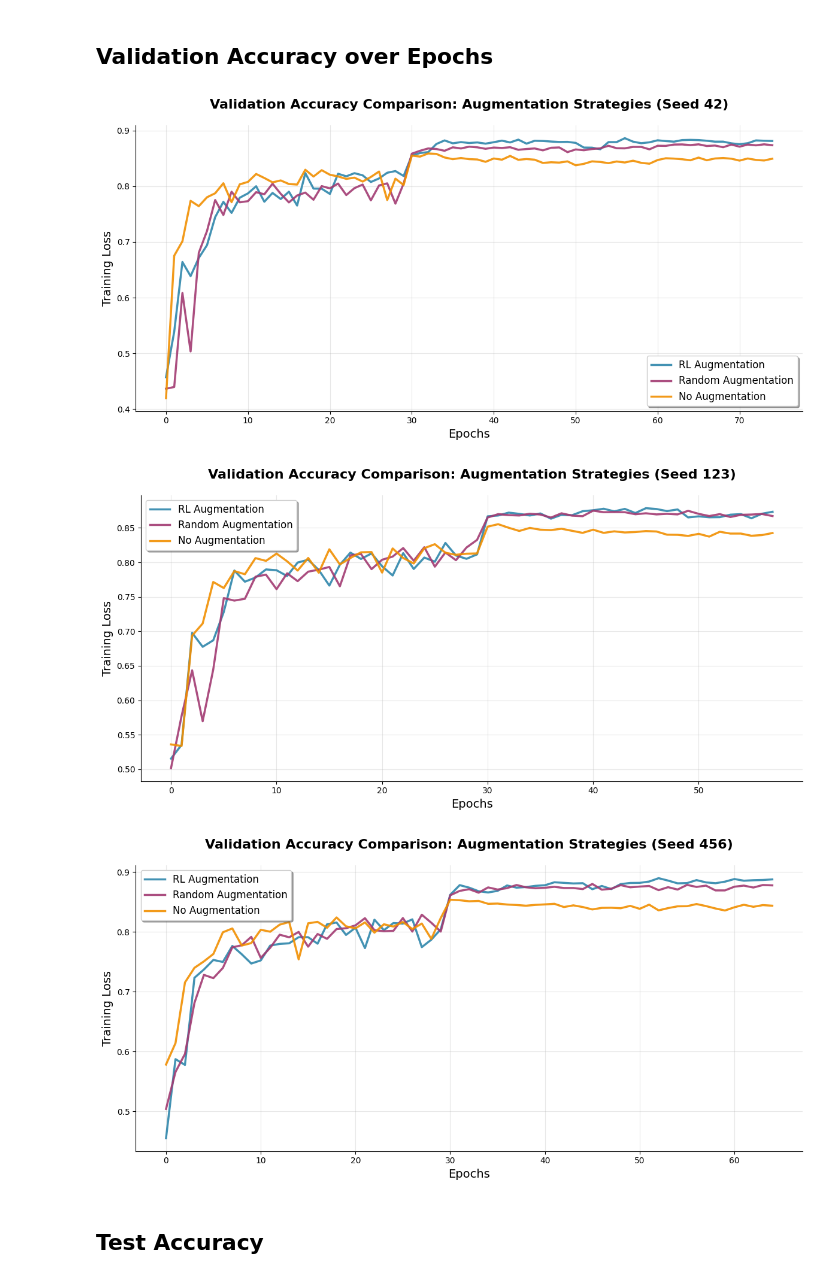
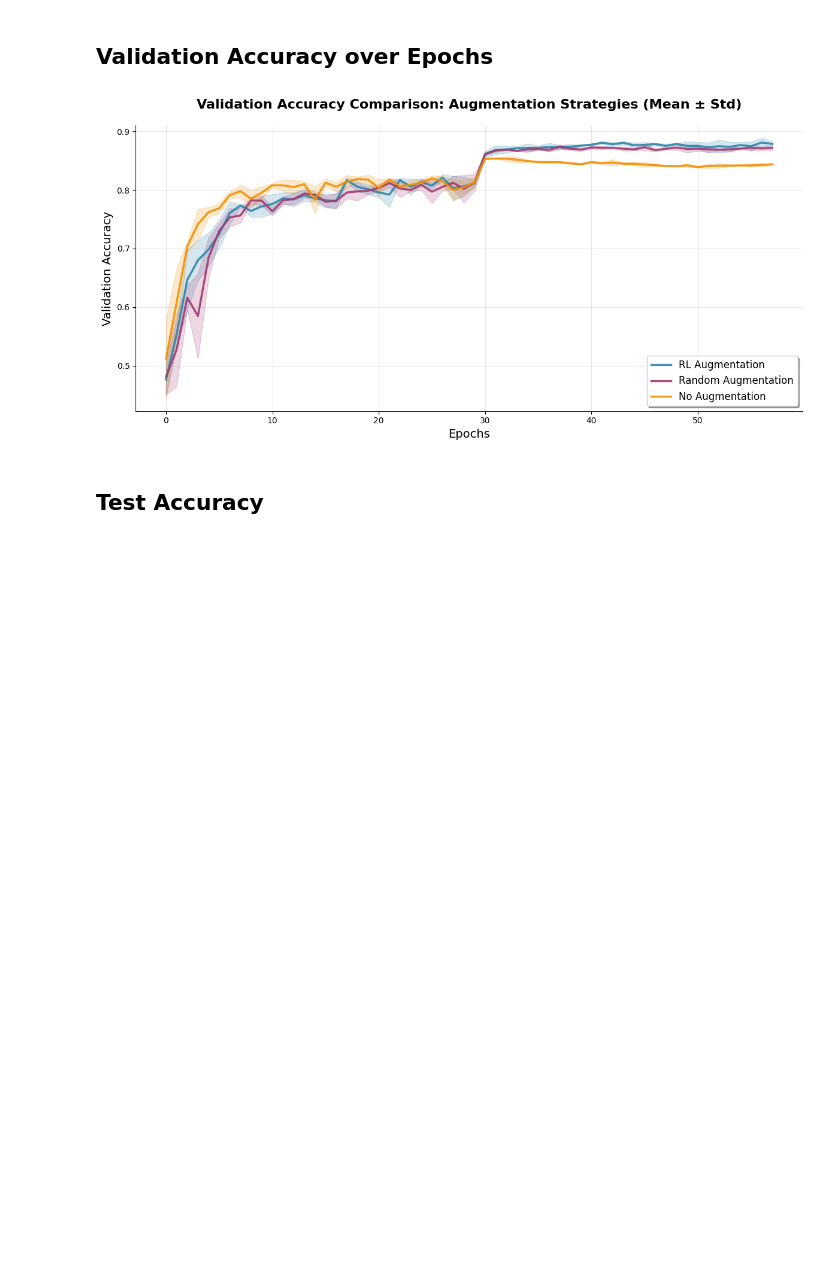
Before and after one commit to LiebenHaider/RLExam, a Jupyter notebook: src/Plots.ipynb, the cells around one changed output. Cells and saved outputs as stored; diff of their text form; code cells hidden in the pictures; blank space fills up the shorter version.

```diff
--- a/src/Plots.ipynb
+++ b/src/Plots.ipynb
@@ -166,36 +242,62 @@ for i, seed in enumerate(SEEDS):
 # %% [markdown]
 ## Validation Accuracy over Epochs
 # %%
-for i, seed in enumerate(SEEDS):
-    plt.figure(figsize=(12, 6))
+# Find minimum length across all models and seeds
+min_length = min(
+    min(len(run) for run in acc_list_rl_model),
+    min(len(run) for run in acc_list_rand_model),
+    min(len(run) for run in acc_list_base_model)
+)
 
-    # Plot all three lines
-    epochs = range(acc_list_rl_model[i].shape[0])
-    plt.plot(epochs, acc_list_rl_model[i], label='RL Augmentation',
-                color='#2E86AB', linewidth=2.5, alpha=0.9)
-    plt.plot(epochs, acc_list_rand_model[i], label='Random Augmentation',
-                color='#A23B72', linewidth=2.5, alpha=0.9)
-    plt.plot(epochs, acc_list_base_model[i], label='No Augmentation',
-                color='#F18F01', linewidth=2.5, alpha=0.9)
+# Truncate all arrays to same length first
+rl_truncated = [run[:min_length] for run in acc_list_rl_model]
+rand_truncated = [run[:min_length] for run in acc_list_rand_model]
+base_truncated = [run[:min_length] for run in acc_list_base_model]
 
-    # Styling
-    plt.title(f'Validation Accuracy Comparison: Augmentation Strategies (Seed {seed})',
-                fontsize=16, fontweight='bold', pad=20)
-    plt.xlabel('Epochs', fontsize=14)
-    plt.ylabel('Training Loss', fontsize=14)
-    plt.legend(fontsize=12, frameon=True, fancybox=True, shadow=True)
-    plt.grid(True, alpha=0.3)
+# Now compute means and std devs
+mean_rl = np.mean(rl_truncated, axis=0)
+std_rl = np.std(rl_truncated, axis=0)
+mean_rand = np.mean(rand_truncated, axis=0)
+std_rand = np.std(rand_truncated, axis=0)
+mean_base = np.mean(base_truncated, axis=0)
+std_base = np.std(base_truncated, axis=0)
 
-    ax = plt.gca()
-    ax.spines['top'].set_visible(False)
-    ax.spines['right'].set_visible(False)
+epochs = range(min_length)
 
-    plt.tight_layout()
-    plt.show()
+# Rest of plotting code stays the same...
+
+plt.figure(figsize=(12, 6))
+
+# Plot mean lines with confidence bands
+plt.plot(epochs, mean_rl, label='RL Augmentation',
+         color='#2E86AB', linewidth=2.5, alpha=0.9)
+plt.fill_between(epochs, mean_rl - std_rl, mean_rl + std_rl,
+                 color='#2E86AB', alpha=0.2)
+
+plt.plot(epochs, mean_rand, label='Random Augmentation',
+         color='#A23B72', linewidth=2.5, alpha=0.9)
+plt.fill_between(epochs, mean_rand - std_rand, mean_rand + std_rand,
+                 color='#A23B72', alpha=0.2)
+
+plt.plot(epochs, mean_base, label='No Augmentation',
+         color='#F18F01', linewidth=2.5, alpha=0.9)
+plt.fill_between(epochs, mean_base - std_base, mean_base + std_base,
+                 color='#F18F01', alpha=0.2)
+
+# Styling
+plt.title('Validation Accuracy Comparison: Augmentation Strategies (Mean ± Std)',
+          fontsize=16, fontweight='bold', pad=20)
+plt.xlabel('Epochs', fontsize=14)
+plt.ylabel('Validation Accuracy', fontsize=14)
+plt.legend(fontsize=12, frameon=True, fancybox=True, shadow=True)
+plt.grid(True, alpha=0.3)
+ax = plt.gca()
+ax.spines['top'].set_visible(False)
+ax.spines['right'].set_visible(False)
+plt.tight_layout()
+plt.show()
 # %% [output]
-[figure, old version]
+[figure, new version]
-[figure, removed]
-[figure, removed]
 # %% [markdown]
 ## Test Accuracy
 # %%
```
Also changed, not shown: parts of 5 cells of this notebook.
